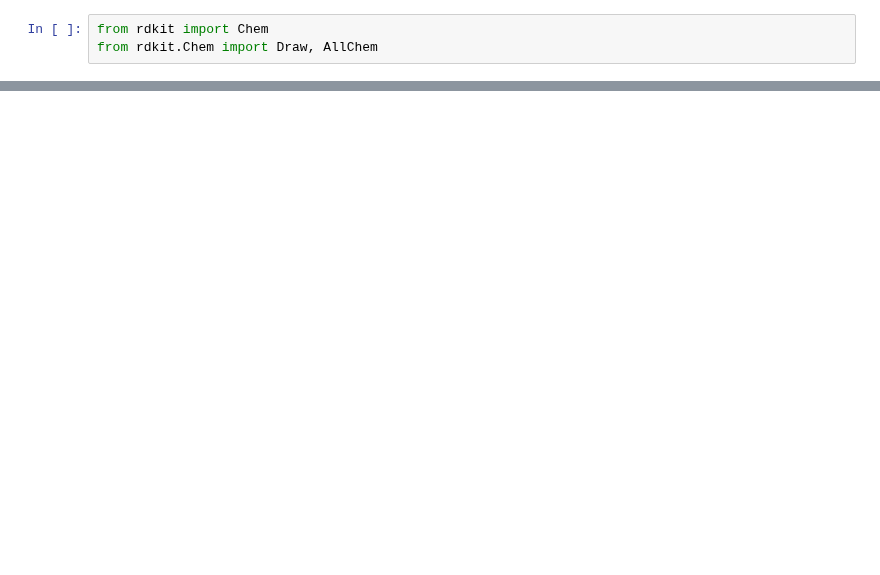
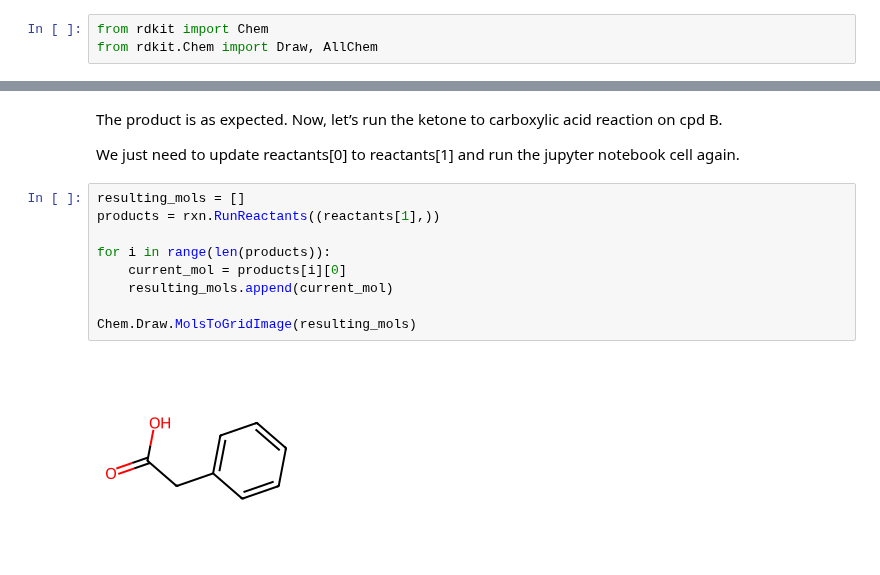
Before and after one commit to ganesh7shahane/useful_cheminformatics, a Jupyter notebook: 10_Reaction_Enumeration.ipynb, the cells around one changed output, grey strips where cells are left out. Drawn from its saved outputs; the diff is of its cells as text; blank space fills up the shorter version.

```diff
--- a/10_Reaction_Enumeration.ipynb
+++ b/10_Reaction_Enumeration.ipynb
@@ -15,0 +66,15 @@ rxn
+# %% [markdown]
+The product is as expected. Now, let’s run the ketone to carboxylic acid reaction on cpd B.
+
+We just need to update reactants[0] to reactants[1] and run the jupyter notebook cell again.
+# %%
+resulting_mols = []
+products = rxn.RunReactants((reactants[1],))
+
+for i in range(len(products)):
+    current_mol = products[i][0]
+    resulting_mols.append(current_mol)
+
+Chem.Draw.MolsToGridImage(resulting_mols)
+# %% [output]
+[figure, added]
```
Also changed, not shown: parts of 27 cells of this notebook, 4 other files.
